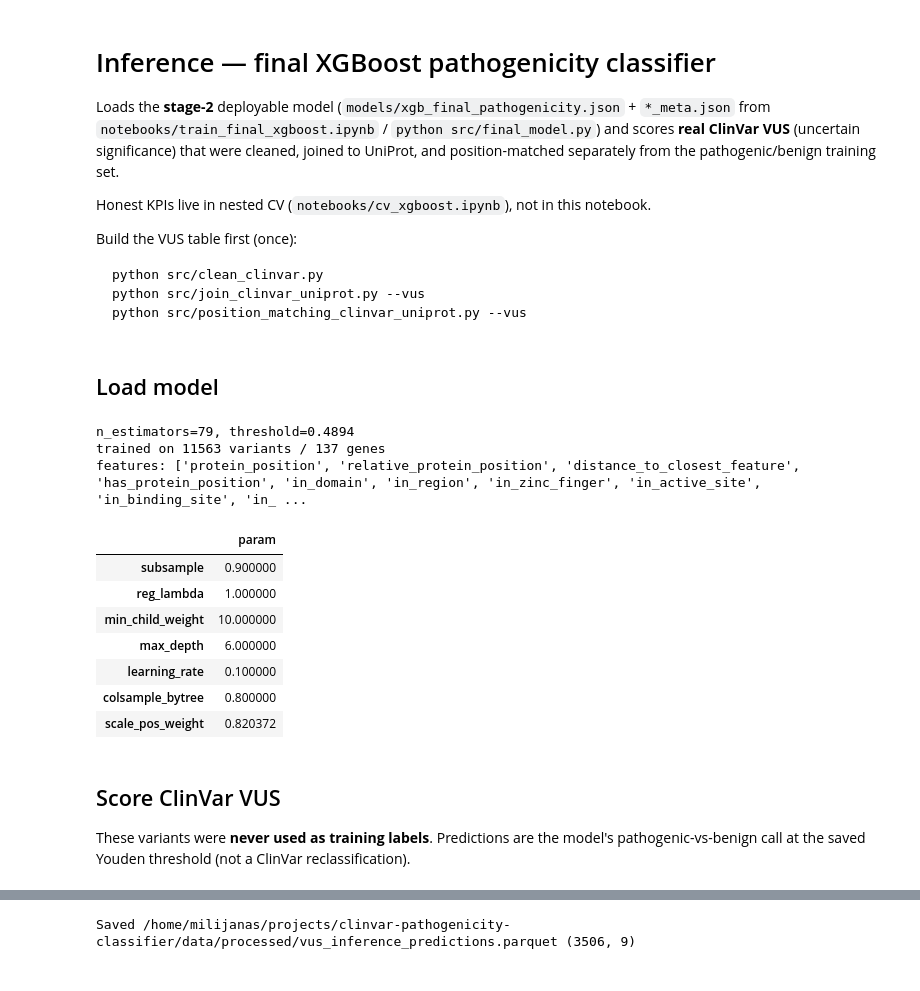
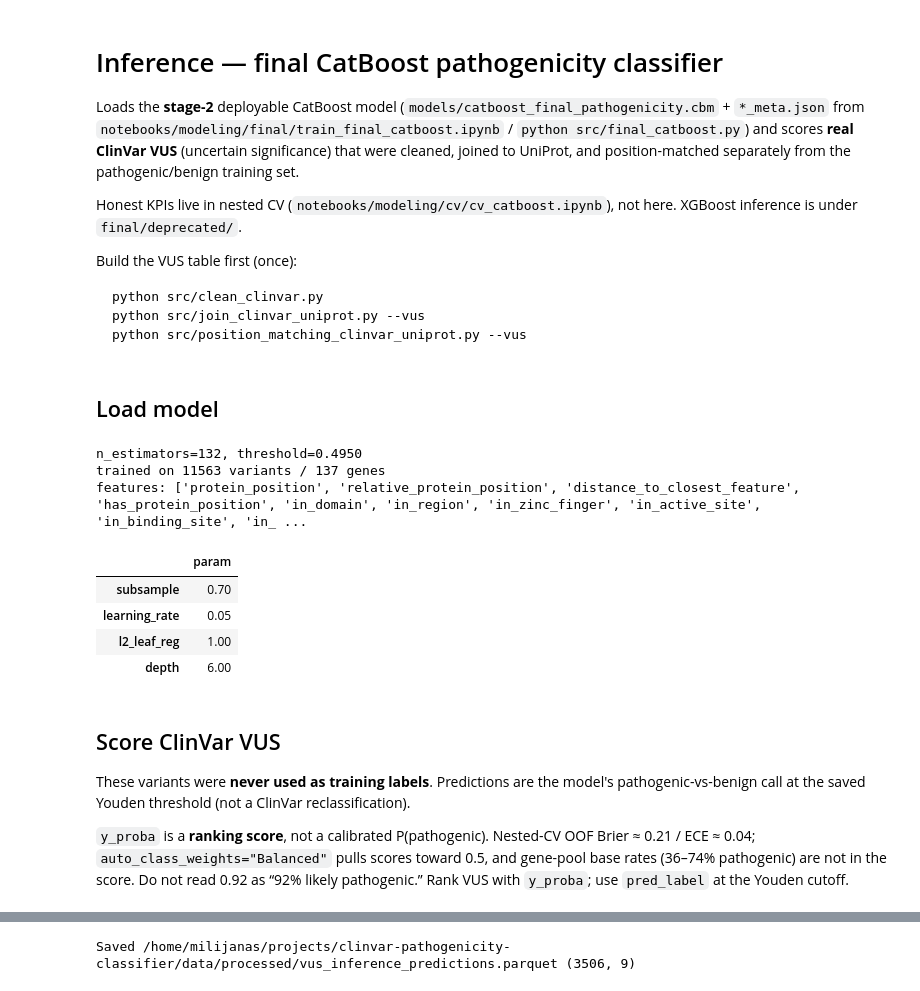
Before and after one commit to milisvitlica/clinvar-pathogenicity-classifier, a Jupyter notebook: notebooks/modeling/final/infer_catboost.ipynb, the cells around one changed output, grey strips where cells are left out. Drawn from its saved outputs; the diff is of its cells as text; code cells hidden in the pictures.

Commit message:
Algorithm selection via nested CV and using the best model for inference.

```diff
--- a/notebooks/modeling/xgboost/infer_xgboost.ipynb
+++ b/notebooks/modeling/final/infer_catboost.ipynb
@@ -1,12 +1,14 @@
 # %% [markdown]
-# Inference — final XGBoost pathogenicity classifier
+# Inference — final CatBoost pathogenicity classifier
 
-Loads the **stage-2** deployable model (`models/xgb_final_pathogenicity.json` +
-`*_meta.json` from `notebooks/train_final_xgboost.ipynb` / `python src/final_model.py`)
+Loads the **stage-2** deployable CatBoost model
+(`models/catboost_final_pathogenicity.cbm` + `*_meta.json` from
+`notebooks/modeling/final/train_final_catboost.ipynb` / `python src/final_catboost.py`)
 and scores **real ClinVar VUS** (uncertain significance) that were cleaned, joined
 to UniProt, and position-matched separately from the pathogenic/benign training set.
 
-Honest KPIs live in nested CV (`notebooks/cv_xgboost.ipynb`), not in this notebook.
+Honest KPIs live in nested CV (`notebooks/modeling/cv/cv_catboost.ipynb`), not here.
+XGBoost inference is under `final/deprecated/`.
 
 Build the VUS table first (once):
 
@@ -43,28 +45,30 @@ OUT_PARQUET = project_root / "data/processed/vus_inference_predictions.parquet"
 # %% [markdown]
 ## Load model
 # %%
-model, meta = load_final_classifier(DEFAULT_MODEL_PATH, DEFAULT_META_PATH)
+model, meta = load_final_catboost(DEFAULT_MODEL_PATH, DEFAULT_META_PATH)
 print(f"n_estimators={meta['n_estimators']}, threshold={meta['threshold']:.4f}")
 print(f"trained on {meta['n_train']} variants / {meta['n_genes']} genes")
 print("features:", meta["feature_columns"])
 pd.Series(meta["params"], name="param").to_frame()
 # %% [output]
-n_estimators=79, threshold=0.4894
+n_estimators=132, threshold=0.4950
 trained on 11563 variants / 137 genes
 features: ['protein_position', 'relative_protein_position', 'distance_to_closest_feature', 'has_protein_position', 'in_domain', 'in_region', 'in_zinc_finger', 'in_active_site', 'in_binding_site', 'in_ ...
 |  | param |
-| subsample | 0.900000 |
-| reg_lambda | 1.000000 |
-| min_child_weight | 10.000000 |
-| max_depth | 6.000000 |
-| learning_rate | 0.100000 |
-| colsample_bytree | 0.800000 |
-| scale_pos_weight | 0.820372 |
+| subsample | 0.70 |
+| learning_rate | 0.05 |
+| l2_leaf_reg | 1.00 |
+| depth | 6.00 |
 # %% [markdown]
 ## Score ClinVar VUS
 
 These variants were **never used as training labels**. Predictions are the model's
 pathogenic-vs-benign call at the saved Youden threshold (not a ClinVar reclassification).
+
+`y_proba` is a **ranking score**, not a calibrated P(pathogenic). Nested-CV OOF
+Brier ≈ 0.21 / ECE ≈ 0.04; `auto_class_weights="Balanced"` pulls scores toward 0.5,
+and gene-pool base rates (36–74% pathogenic) are not in the score. Do not read 0.92
+as “92% likely pathogenic.” Rank VUS with `y_proba`; use `pred_label` at the Youden cutoff.
 # %%
 raw = pd.read_parquet(INPUT_PARQUET)
 frame = prepare_inference_frame(raw, labels={"vus"})
```
Also changed, not shown: parts of 2 cells of this notebook, 32 other files.
